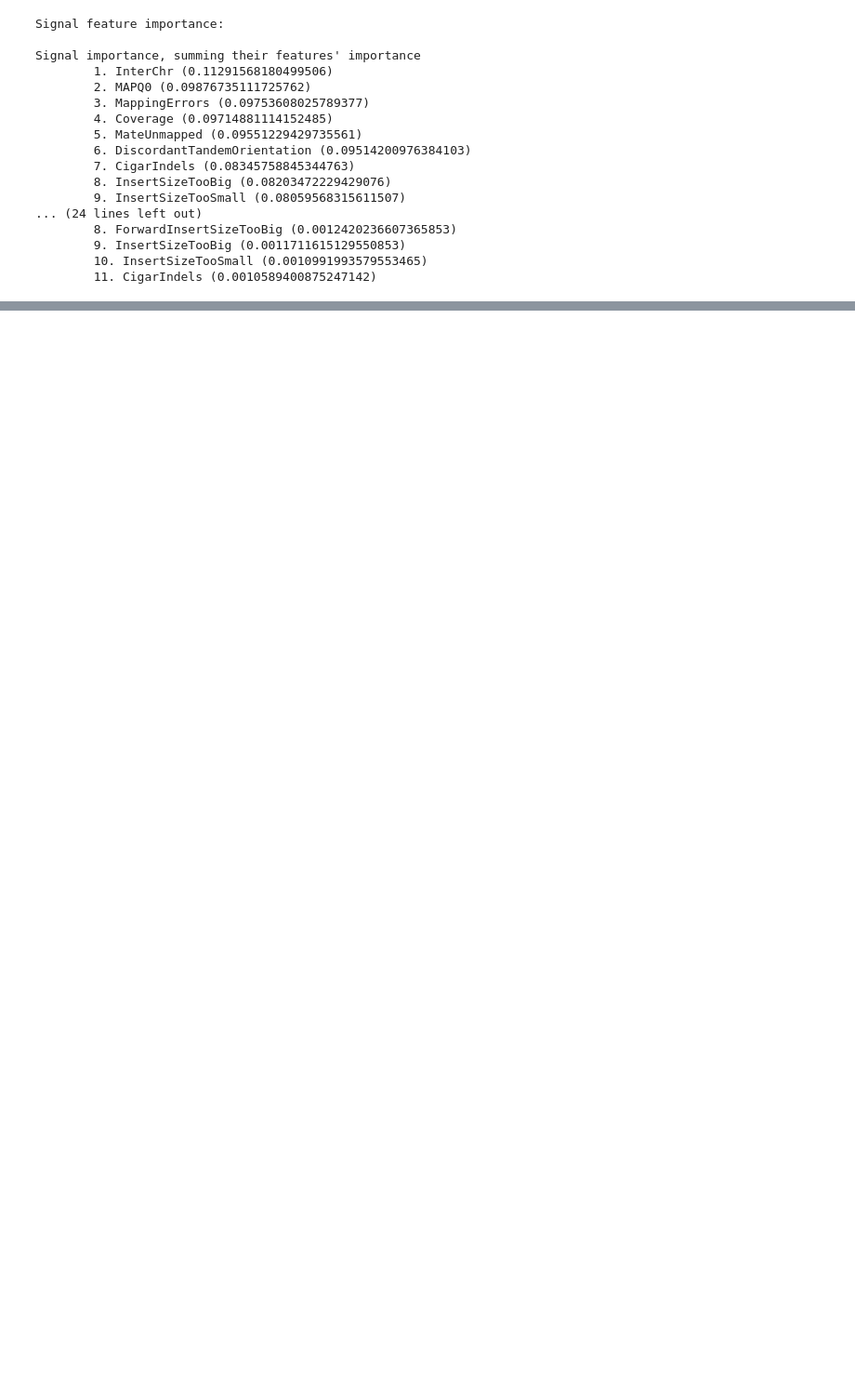
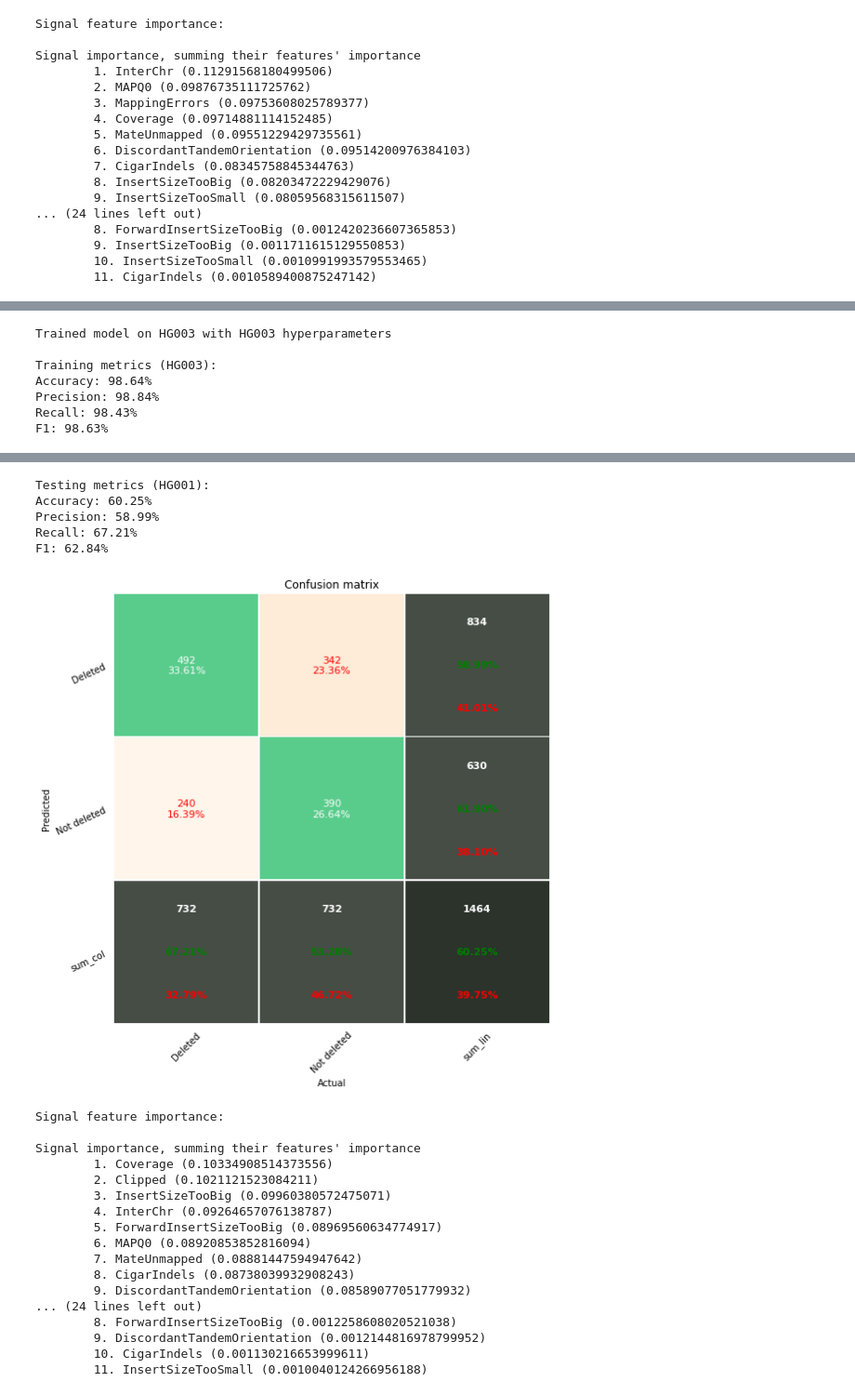
Before and after one commit to Gorzen/Genome-Center-Project, a Jupyter notebook: roadmap.ipynb, the cells around one changed output, grey strips where cells are left out. Shown at 93% size. Cells and saved outputs as stored; diff of their text form; code cells hidden in the pictures; blank space fills up the shorter version.

Commit message:
Add appendix: train HG003, test HG001 for completeness, even though their bams and vcfs aren't very comparable

```diff
--- a/roadmap.ipynb
+++ b/roadmap.ipynb
@@ -1335,0 +1340,2 @@ Signal importance, summing their features' importance
+# %%
+X_HG001, y_HG001 = generate_train_test_data('NA12878.sorted.chr2.vcf', 'HG001_2')
@@ -1335,0 +1360,36 @@ Signal importance, summing their features' importance
+# %%
+best_criterion = 'entropy'
+best_max_features = 'log2'
+best_min_impurity_decrease = 0.0
+best_min_samples_split = 2
+best_n_estimators = 1080
+
+clf = RandomForestClassifier(criterion=best_criterion,\
+                             max_features=best_max_features,\
+                             min_impurity_decrease=best_min_impurity_decrease,\
+                             min_samples_split=best_min_samples_split,\
+                             n_estimators=best_n_estimators,\
+                             n_jobs=n_jobs,\
+                             random_state=random_state)
+
+clf.fit(X_HG003, y_HG003)
+
+print(f"{color.BOLD}Trained model on HG003 with HG003 hyperparameters{color.END}\n")
+print("Training metrics (HG003):")
+pred_HG003 = clf.predict(X_HG003)
+show_metrics(y_HG003, pred_HG003)
+
+print("\nTesting metrics (HG001):")
+pred_HG001 = clf.predict(X_HG001)
+show_metrics(y_HG001, pred_HG001)
+
+print(f"\n\n{color.BOLD}Signal feature importance{color.END}:")
+show_feature_importance(clf)
+# %% [output]
+Trained model on HG003 with HG003 hyperparameters
+
+Training metrics (HG003):
+Accuracy: 98.64%
+Precision: 98.84%
+Recall: 98.43%
+F1: 98.63%
@@ -1335,0 +1397,23 @@ Signal importance, summing their features' importance
+Testing metrics (HG001):
+Accuracy: 60.25%
+Precision: 58.99%
+Recall: 67.21%
+F1: 62.84%
+[figure, added]
+Signal feature importance:
+
+Signal importance, summing their features' importance
+        1. Coverage (0.10334908514373556)
+        2. Clipped (0.1021121523084211)
+        3. InsertSizeTooBig (0.09960380572475071)
+        4. InterChr (0.09264657076138787)
+        5. ForwardInsertSizeTooBig (0.08969560634774917)
+        6. MAPQ0 (0.08920853852816094)
+        7. MateUnmapped (0.08881447594947642)
+        8. CigarIndels (0.08738039932908243)
+        9. DiscordantTandemOrientation (0.08589077051779932)
+... (24 lines left out)
+        8. ForwardInsertSizeTooBig (0.0012258608020521038)
+        9. DiscordantTandemOrientation (0.0012144816978799952)
+        10. CigarIndels (0.001130216653999611)
+        11. InsertSizeTooSmall (0.0010040124266956188)
```
Also changed, not shown: parts of 10 cells of this notebook.
